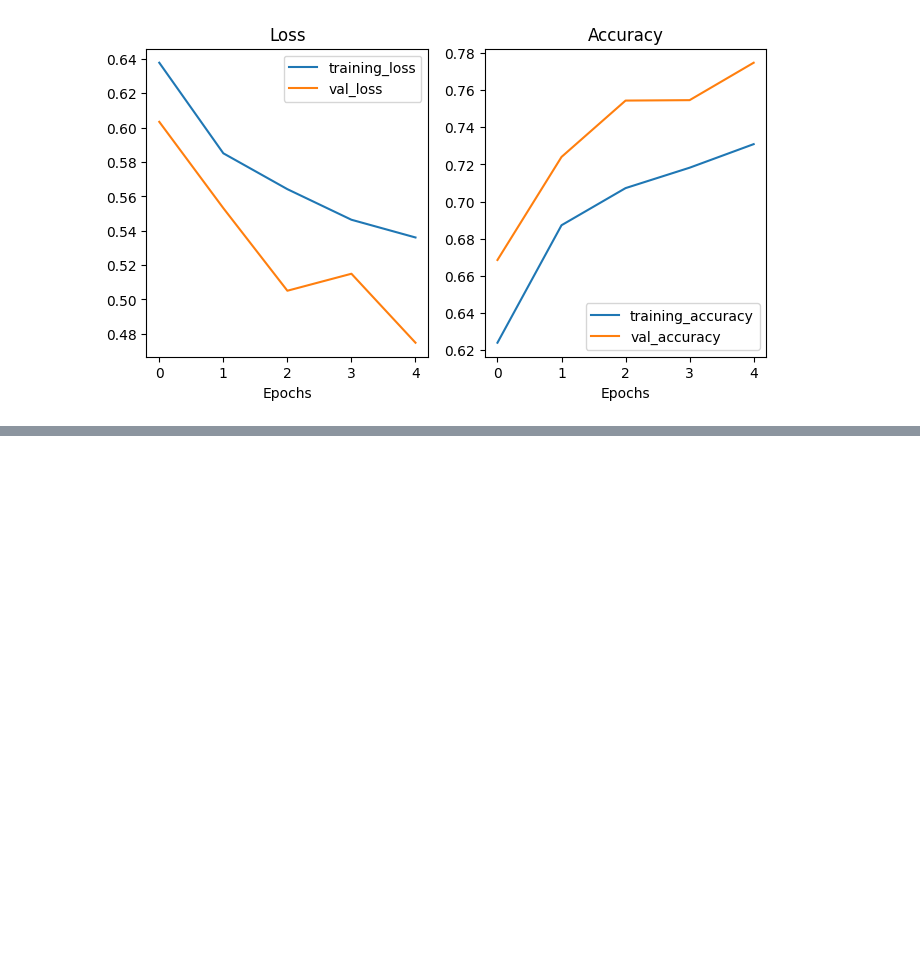
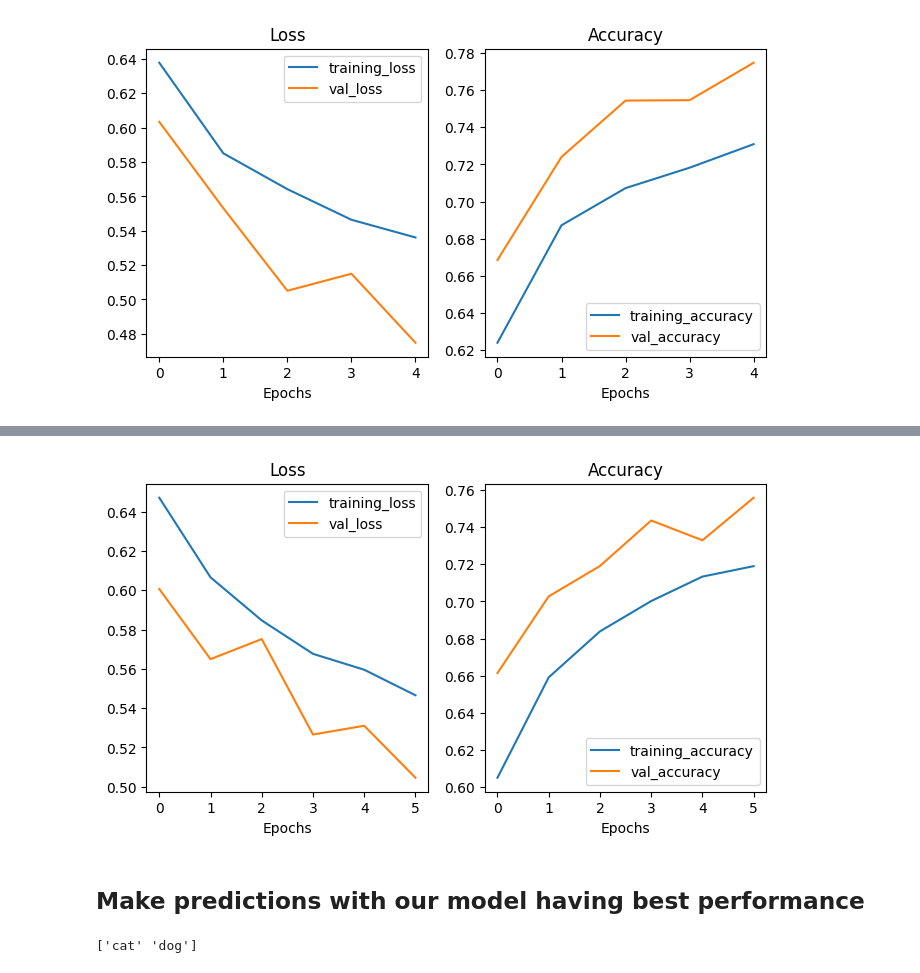
Before and after one commit to Gaurav-phatkare/Classification-Models-Tensorflow, a Jupyter notebook: Binary_classification_of_images_using_deep_learning.ipynb, the cells around one changed output, grey strips where cells are left out. Drawn from its saved outputs; the diff is of its cells as text; code cells hidden in the pictures; blank space fills up the shorter version.

```diff
--- a/Binary_classification_of_images_using_deep_learning.ipynb
+++ b/Binary_classification_of_images_using_deep_learning.ipynb
@@ -745,0 +748,20 @@ plot_loss_curves(history_model_4)
+# %%
+# CNN model
+model_5 = tf.keras.Sequential([
+    tf.keras.layers.Conv2D(20, 3, activation = 'relu',input_shape = (256,256,3)),
+    tf.keras.layers.Conv2D(10, 3, activation = 'relu'),
+    tf.keras.layers.MaxPool2D(pool_size = 2),
+    tf.keras.layers.Conv2D(10, 3, activation = 'relu'),
+    # tf.keras.layers.Conv2D(10, 3, activation = 'relu'),
+    tf.keras.layers.MaxPool2D(pool_size = 2),
+    tf.keras.layers.Flatten(),
+
+    tf.keras.layers.Dense(1, activation = 'sigmoid')
+])
+
+
+model_5.compile(loss = 'binary_crossentropy',
+                optimizer = tf.keras.optimizers.Adam(),
+                metrics = ['accuracy'])
+
+model_5.summary()
@@ -745,0 +786,7 @@ plot_loss_curves(history_model_4)
+# %%
+# fit a model
+history_model_5 = model_5.fit(train_data_augmented,
+                              epochs = 6,
+                              steps_per_epoch = len(train_data_augmented),
+                              validation_data = test_data,
+                              validation_steps = len(test_data))
@@ -745,0 +806,10 @@ plot_loss_curves(history_model_4)
+# %%
+plot_loss_curves(history_model_5)
+# %% [output]
+[figure, added]
+# %% [markdown]
+## Make predictions with our model having best performance
+# %%
+print(class_names)
+# %% [output]
+['cat' 'dog']
```
Also changed, not shown: parts of 15 cells of this notebook.
